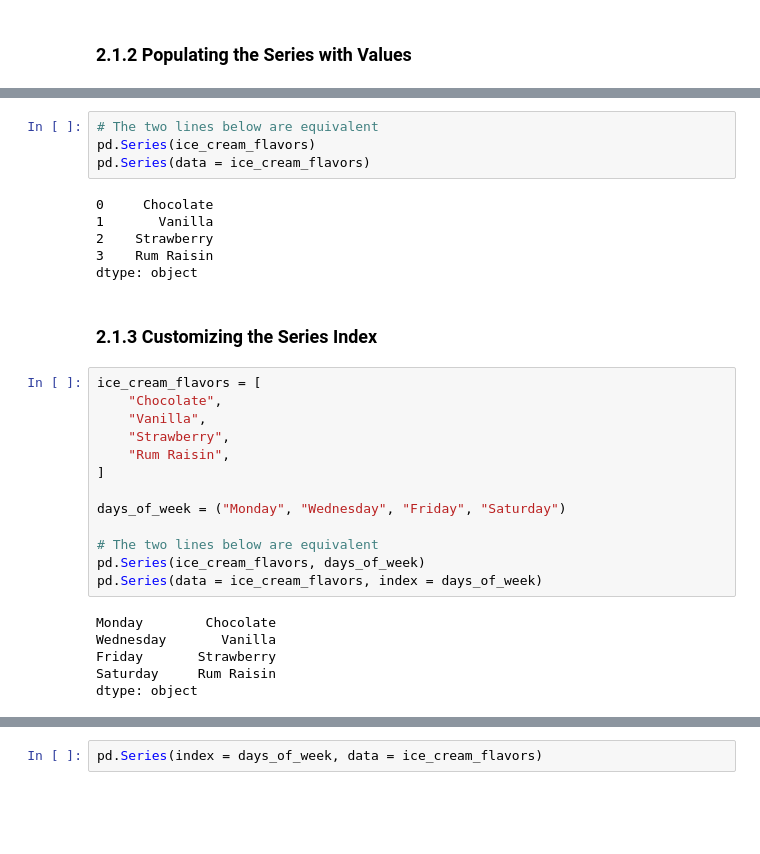
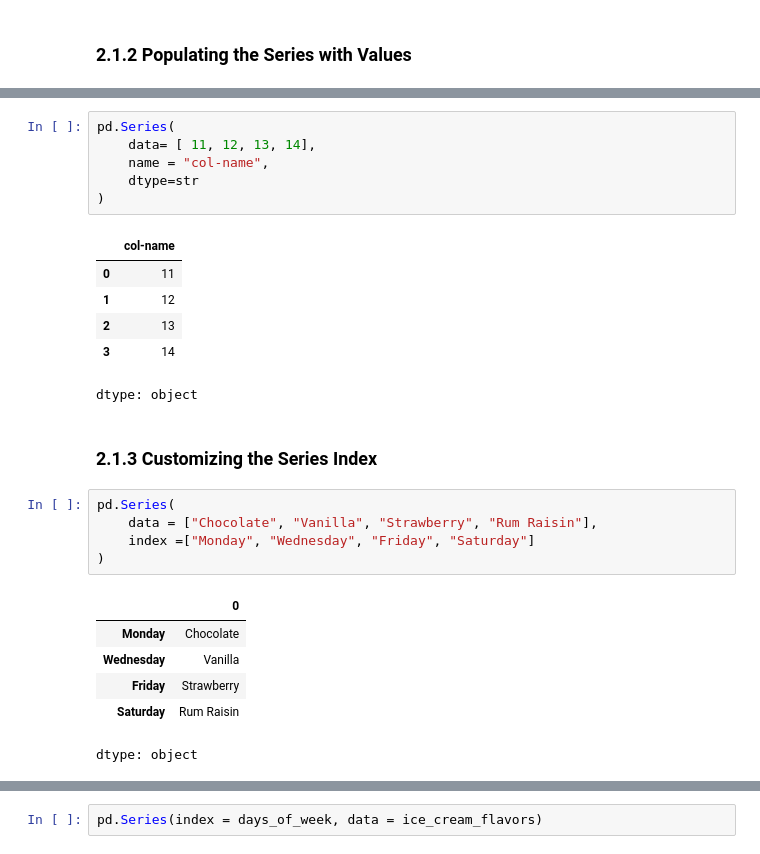
Before and after one commit to MinyaevAndrey/pandas-in-action, a Jupyter notebook: chapter_02_the_series_object/chapter_02_the_series_object.ipynb, the cells around one changed output, grey strips where cells are left out. Saved outputs shown, nothing was run; the diff lists cells and outputs as text; blank space fills up the shorter version.

```diff
--- a/chapter_02_the_series_object/chapter_02_the_series_object.ipynb
+++ b/chapter_02_the_series_object/chapter_02_the_series_object.ipynb
@@ -29,34 +26,30 @@ pd.Series(ice_cream_flavors)
 dtype: object
-# %%
-# The two lines below are equivalent
-pd.Series(ice_cream_flavors)
-pd.Series(data = ice_cream_flavors)
-# %% [output]
-0     Chocolate
-1       Vanilla
-2    Strawberry
-3    Rum Raisin
-dtype: object
+# %%
+pd.Series(
+    data= [ 11, 12, 13, 14],
+    name = "col-name",
+    dtype=str
+)
+# %% [output]
+|  | col-name |
+| 0 | 11 |
+| 1 | 12 |
+| 2 | 13 |
+| 3 | 14 |
+dtype: object
 # %% [markdown]
 ### 2.1.3 Customizing the Series Index
 # %%
-ice_cream_flavors = [
-    "Chocolate",
-    "Vanilla",
-    "Strawberry",
-    "Rum Raisin",
-]
-
-days_of_week = ("Monday", "Wednesday", "Friday", "Saturday")
-
-# The two lines below are equivalent
-pd.Series(ice_cream_flavors, days_of_week)
-pd.Series(data = ice_cream_flavors, index = days_of_week)
+pd.Series(
+    data = ["Chocolate", "Vanilla", "Strawberry", "Rum Raisin"],
+    index =["Monday", "Wednesday", "Friday", "Saturday"]
+)
 # %% [output]
+|  | 0 |
+| Monday | Chocolate |
+| Wednesday | Vanilla |
+| Friday | Strawberry |
+| Saturday | Rum Raisin |
-Monday        Chocolate
-Wednesday       Vanilla
-Friday       Strawberry
-Saturday     Rum Raisin
 dtype: object
 # %%
 ice_cream_flavors = [
```
Also changed, not shown: parts of 3 cells of this notebook.
